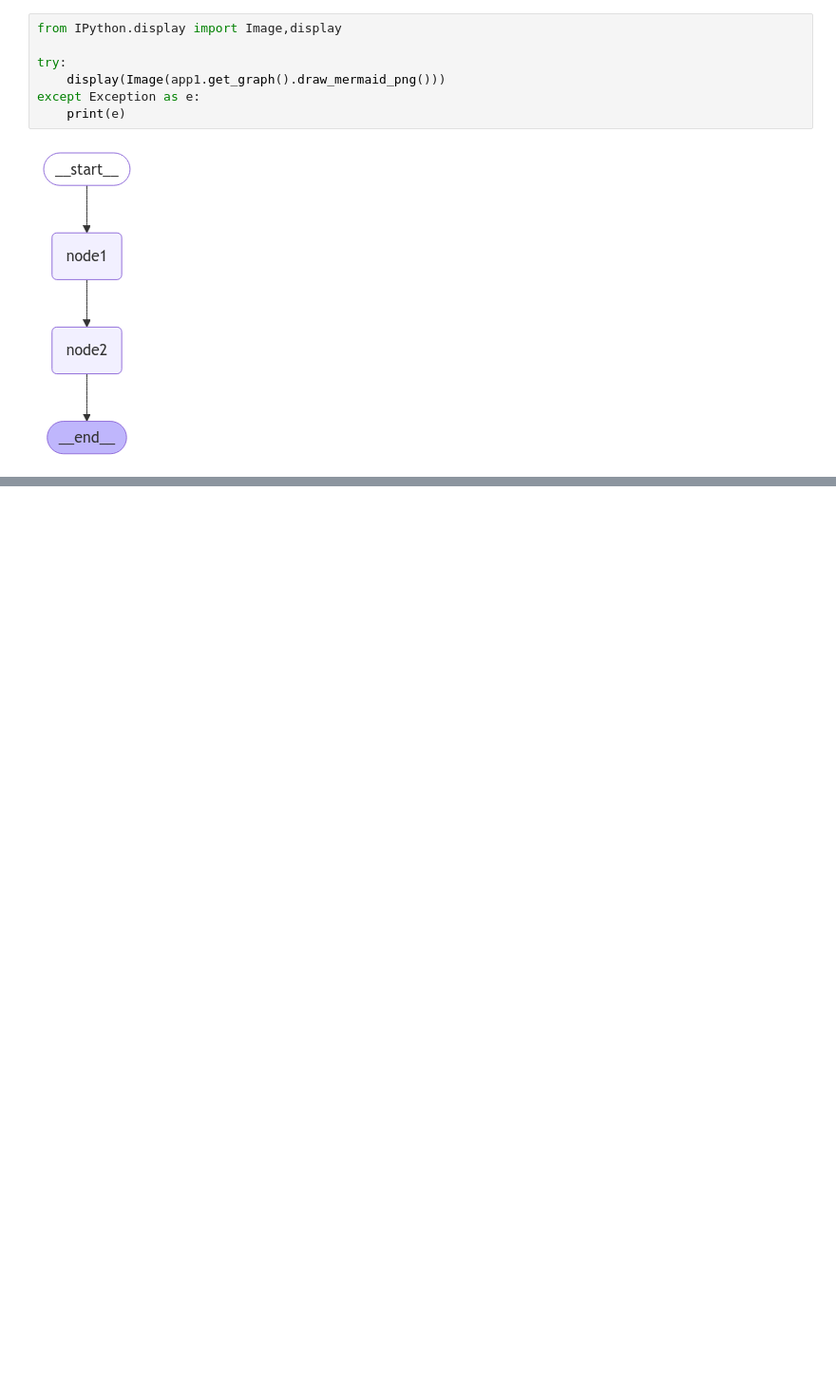
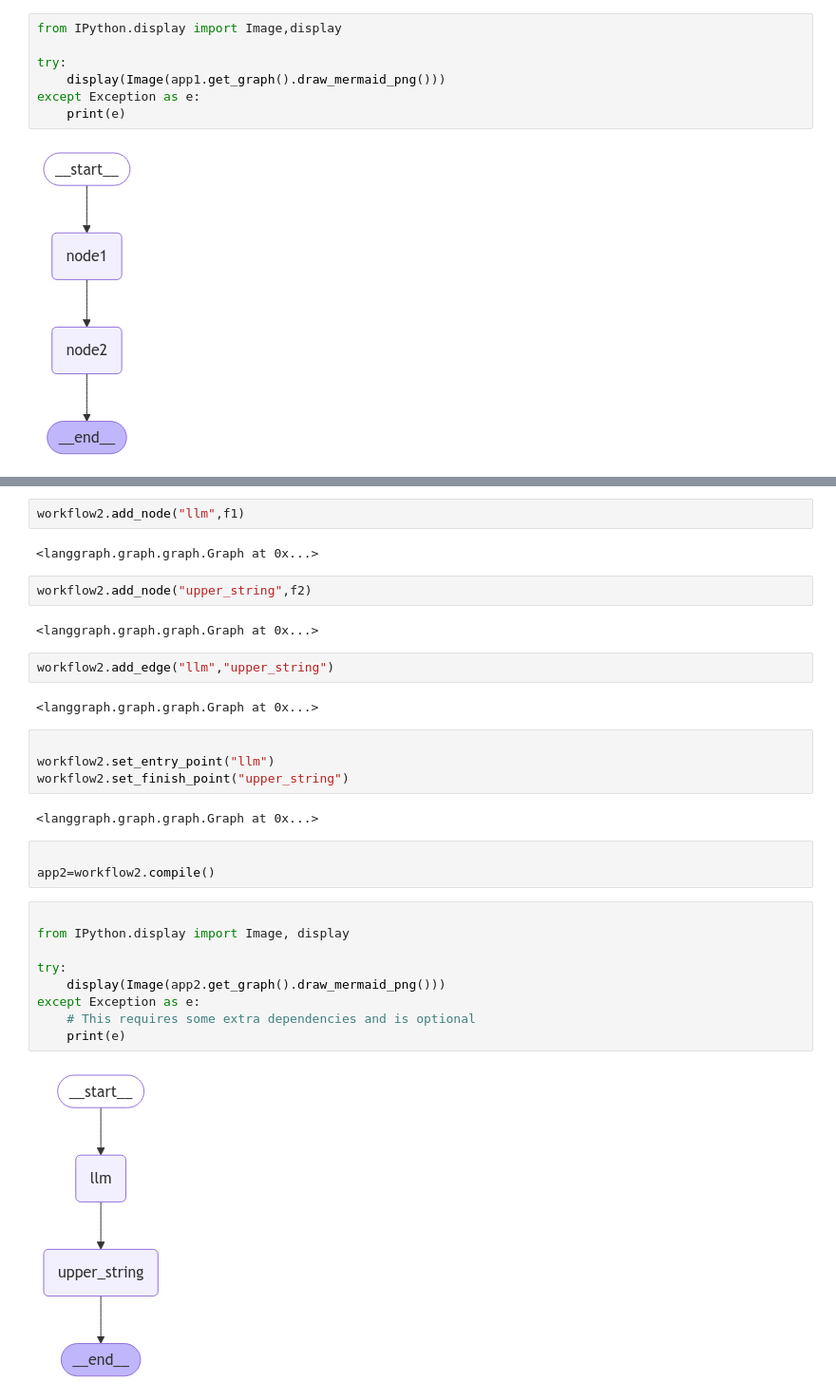
Before and after one commit to pmmaster12/langgraph, a Jupyter notebook: langgraph_scratch.ipynb, the cells around one changed output, grey strips where cells are left out. Shown at 95% size. Saved outputs shown, nothing was run; the diff lists cells and outputs as text; blank space fills up the shorter version.

Commit message:
defining simple workflow with normal function calling and by using llm

```diff
--- a/langgraph_scratch.ipynb
+++ b/langgraph_scratch.ipynb
@@ -42,0 +92,32 @@ app1.invoke("hi my name is tarun")
+# %%
+workflow2.add_node("llm",f1)
+# %% [output]
+<langgraph.graph.graph.Graph at 0x...>
+# %%
+workflow2.add_node("upper_string",f2)
+# %% [output]
+<langgraph.graph.graph.Graph at 0x...>
+# %%
+workflow2.add_edge("llm","upper_string")
+# %% [output]
+<langgraph.graph.graph.Graph at 0x...>
+# %%
+
+workflow2.set_entry_point("llm")
+workflow2.set_finish_point("upper_string")
+# %% [output]
+<langgraph.graph.graph.Graph at 0x...>
+# %%
+
+app2=workflow2.compile()
+# %%
+
+from IPython.display import Image, display
+
+try:
+    display(Image(app2.get_graph().draw_mermaid_png()))
+except Exception as e:
+    # This requires some extra dependencies and is optional
+    print(e)
+# %% [output]
+[figure, added]
```
Also changed, not shown: parts of 19 cells of this notebook.
